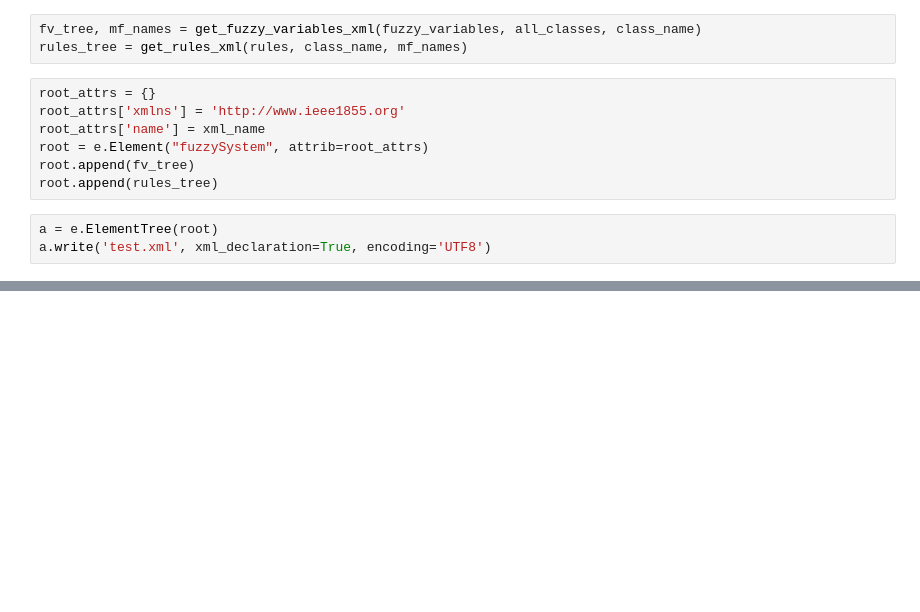
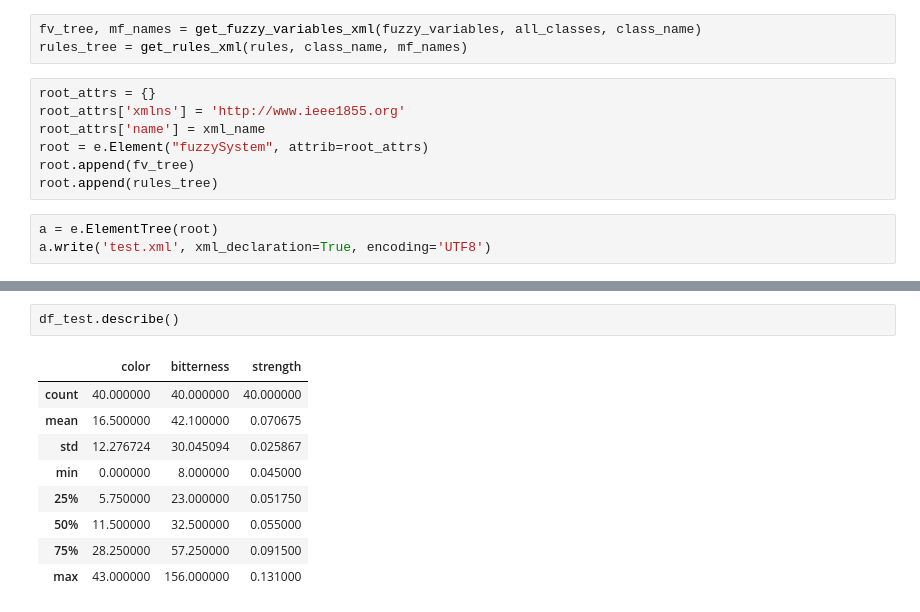
Before and after one commit to Kaysera/teacher, a Jupyter notebook: jfml_export.ipynb, the cells around one changed output, grey strips where cells are left out. Cells and saved outputs as stored; diff of their text form; blank space fills up the shorter version.

```diff
--- a/jfml_export.ipynb
+++ b/jfml_export.ipynb
@@ -215,0 +339,12 @@ a.write('test.xml', xml_declaration=True, encoding='UTF8')
+# %%
+df_test.describe()
+# %% [output]
+|  | color | bitterness | strength |
+| count | 40.000000 | 40.000000 | 40.000000 |
+| mean | 16.500000 | 42.100000 | 0.070675 |
+| std | 12.276724 | 30.045094 | 0.025867 |
+| min | 0.000000 | 8.000000 | 0.045000 |
+| 25% | 5.750000 | 23.000000 | 0.051750 |
+| 50% | 11.500000 | 32.500000 | 0.055000 |
+| 75% | 28.250000 | 57.250000 | 0.091500 |
+| max | 43.000000 | 156.000000 | 0.131000 |
```
Also changed, not shown: parts of 22 cells of this notebook.
